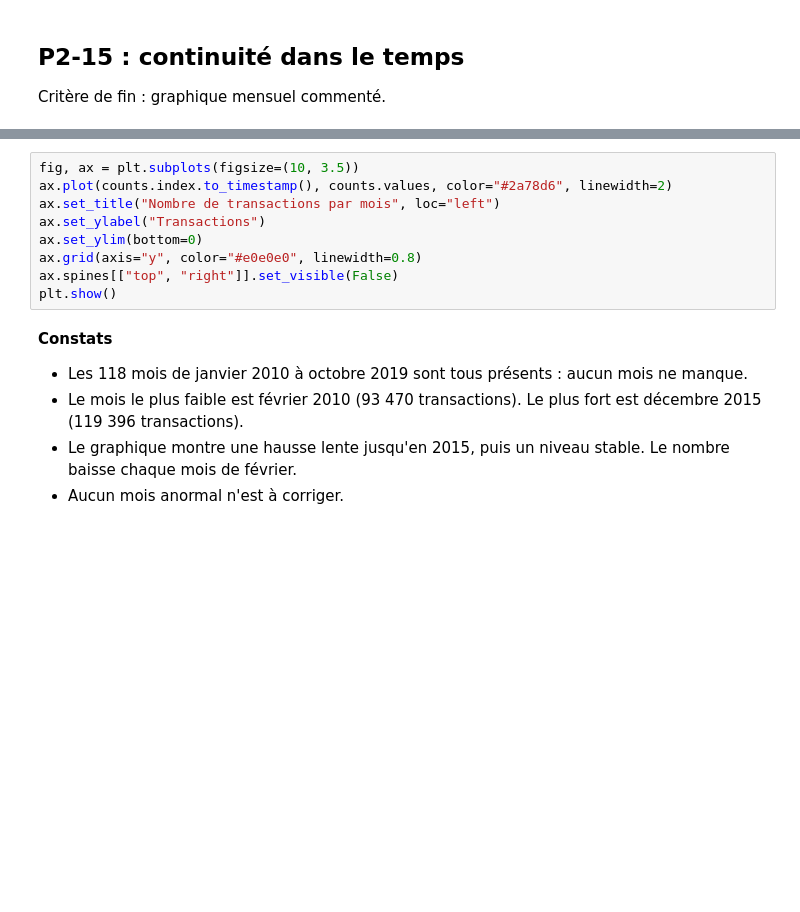
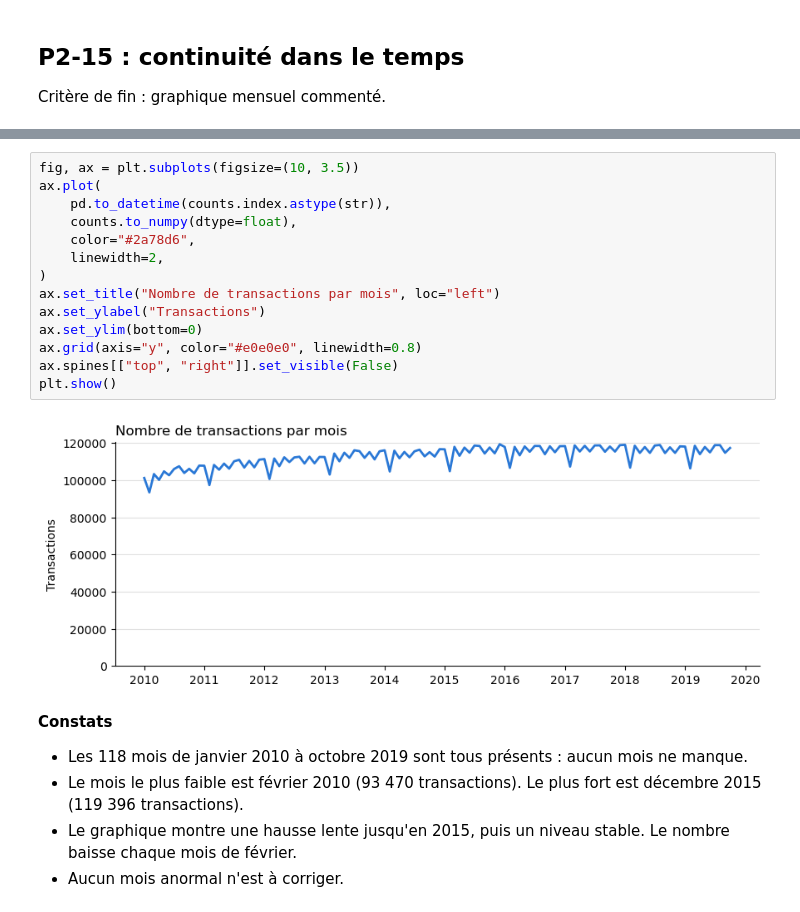
Before and after one commit to gorfanalyst-hue/projet5-fraude-bancaire, a Jupyter notebook: notebooks/02_diagnostic_qualite.ipynb, the cells around one changed output, grey strips where cells are left out. Saved outputs shown, nothing was run; the diff lists cells and outputs as text; blank space fills up the shorter version.

```diff
--- a/notebooks/02_diagnostic_qualite.ipynb
+++ b/notebooks/02_diagnostic_qualite.ipynb
@@ -243,12 +413,19 @@ check_monthly_continuity(counts)
 # %%
 fig, ax = plt.subplots(figsize=(10, 3.5))
-ax.plot(counts.index.to_timestamp(), counts.values, color="#2a78d6", linewidth=2)
+ax.plot(
+    pd.to_datetime(counts.index.astype(str)),
+    counts.to_numpy(dtype=float),
+    color="#2a78d6",
+    linewidth=2,
+)
 ax.set_title("Nombre de transactions par mois", loc="left")
 ax.set_ylabel("Transactions")
 ax.set_ylim(bottom=0)
 ax.grid(axis="y", color="#e0e0e0", linewidth=0.8)
 ax.spines[["top", "right"]].set_visible(False)
 plt.show()
+# %% [output]
+[figure, added]
 # %% [markdown]
 **Constats**
 
```
Also changed, not shown: parts of 27 cells of this notebook, 21 other files.
